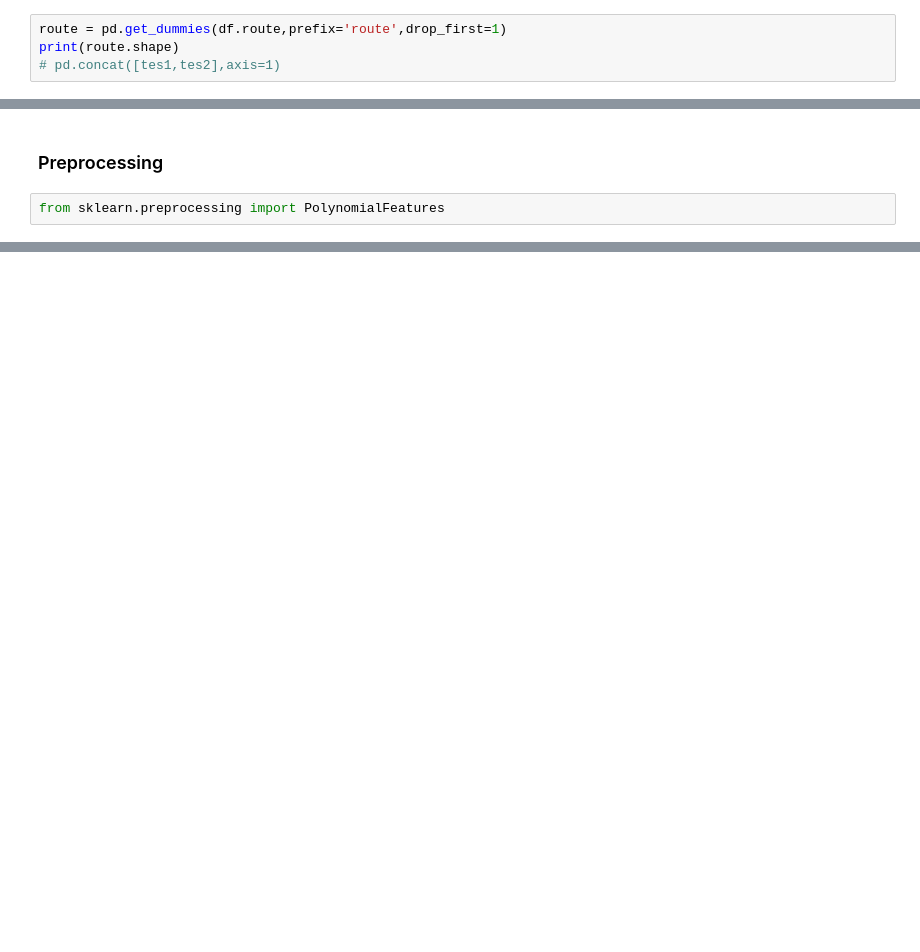
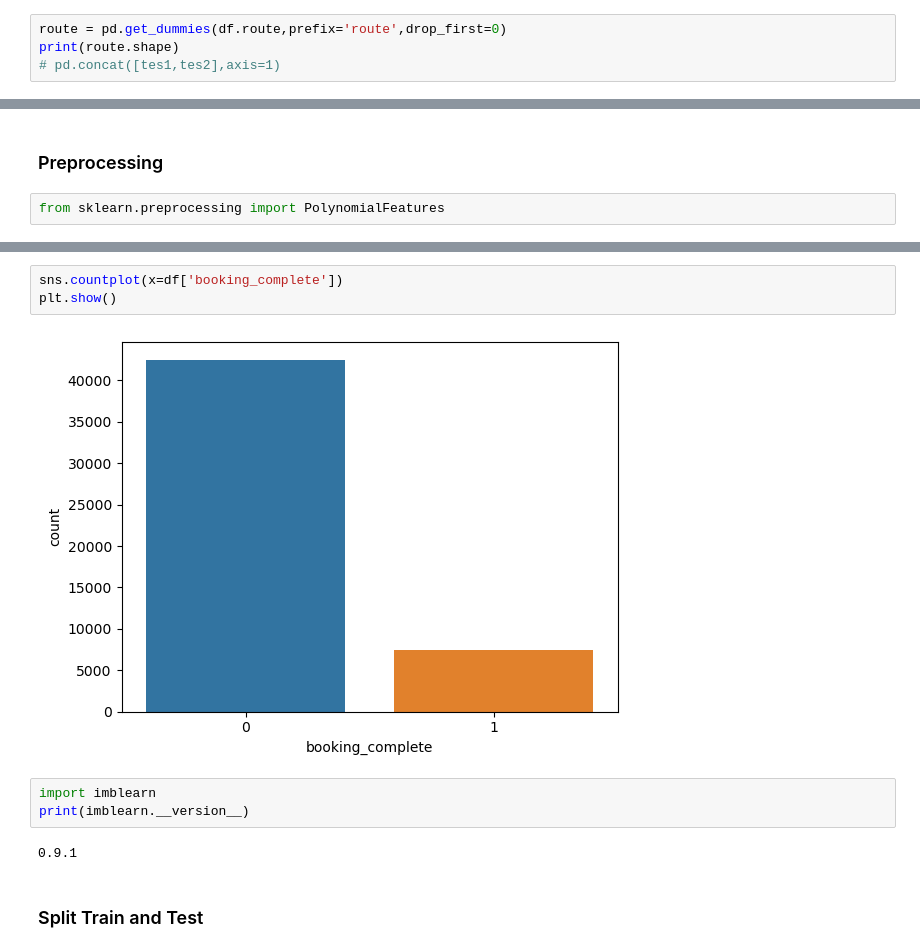
Before and after one commit to rizal-mujahiddan69/forage_BA, a Jupyter notebook: Getting Started_2.ipynb, the cells around one changed output, grey strips where cells are left out. Cells and saved outputs as stored; diff of their text form; blank space fills up the shorter version.

```diff
--- a/Getting Started_2.ipynb
+++ b/Getting Started_2.ipynb
@@ -167,7 +166,7 @@ booking_origin
 | 49999 | 0 | 0 | 0 | 0 | ... |
 50000 rows × 104 columns
 # %%
-route = pd.get_dummies(df.route,prefix='route',drop_first=1)
+route = pd.get_dummies(df.route,prefix='route',drop_first=0)
 print(route.shape)
 # pd.concat([tes1,tes2],axis=1)
 # %% [output]
@@ -253,0 +250,12 @@ LinAlgError: SVD did not converge
+# %%
+sns.countplot(x=df['booking_complete'])
+plt.show()
+# %% [output]
+[figure, added]
+# %%
+import imblearn
+print(imblearn.__version__)
+# %% [output]
+0.9.1
+# %% [markdown]
+### Split Train and Test
```
Also changed, not shown: parts of 15 cells of this notebook.
